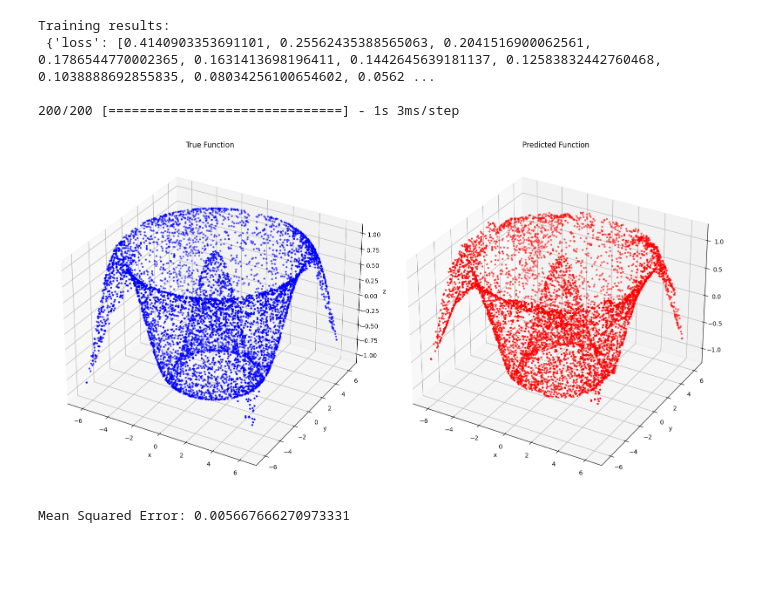
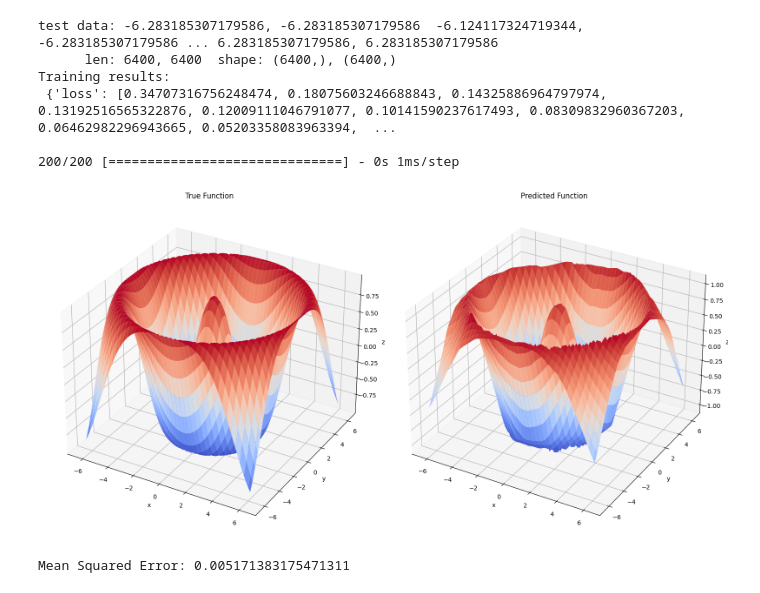
Before and after one commit to anagrd-ai/neural-net-function-solver, a Jupyter notebook: NN_Function_Solver.ipynb, the cells around one changed output. Cells and saved outputs as stored; diff of their text form; code cells hidden in the pictures; blank space fills up the shorter version.

```diff
--- a/NN_Function_Solver.ipynb
+++ b/NN_Function_Solver.ipynb
@@ -4,14 +4,22 @@
 import numpy as np
 import tensorflow as tf
 import matplotlib.pyplot as plt
+from matplotlib import cm
 import math
-from pprint import pprint
 
-# Generate input (x,y) training data
-def generate_xy_data(num_points: int, bounds: float):
+# Generate input (x,y) training data randomly distributed over the 2D space
+def generate_xy_random(num_points: int, bounds: float):
     x = np.random.uniform(-bounds, bounds, num_points)
     y = np.random.uniform(-bounds, bounds, num_points)
     return x, y
+
+# Generate evenly spaced x and y coordinates
+def generate_xy_even(
+    rows: int, cols: int, xlo: float, ylo: float, xhi: float, yhi: float):
+    x = np.linspace(xlo, xhi, num=cols, endpoint=True)
+    y = np.linspace(ylo, yhi, num=rows, endpoint=True)
+    xx, yy = np.meshgrid(x, y)
+    return xx.ravel(), yy.ravel()  # same as xx.reshape(-1)
 
 # Generate output (z) training data
 def generate_z_data(x, y):
@@ -47,26 +55,35 @@ def create_model(
 Train the model
 We reserve 20% of the data for validation.
 '''
-def train_model(model, x_train, y_train, z_train, epochs=14):
+def train_model(
+    model, xy_train, z_train, xy_val, z_val, epochs=14):
     history = model.fit(
-        np.column_stack((x_train, y_train)),
+        xy_train,
         z_train,
         epochs=epochs,
-        validation_split=0.2,
+        # validation_split = 0.2,  # we provide validation data instead
+        validation_data = (xy_val, z_val),
         verbose=0
     )
     return history
 
 # Plot the results
-def plot_results(x_test, y_test, z_test, z_pred):
+def plot_results(x_test, y_test, z_test, z_pred, rows, cols):
     fig = plt.figure(figsize=(16, 8))
 
+    xx = x_test.reshape((rows, cols))
+    yy = y_test.reshape((rows, cols))
+    zz_test = z_test.reshape((rows, cols))
+    zz_pred = z_pred.reshape((rows, cols))
+
     ax1 = fig.add_subplot(121, projection='3d')
-    ax1.scatter(x_test, y_test, z_test, c='b', marker=".", label='True')
+    # ax1.scatter(x_test, y_test, z_test, c='b', marker=".", label='True')
+    ax1.plot_surface(xx, yy, zz_test, cmap=cm.coolwarm, linewidth=0,)
     ax1.set_title('True Function')
 
     ax2 = fig.add_subplot(122, projection='3d')
-    ax2.scatter(x_test, y_test, z_pred, c='r', marker=".", label='Predicted')
+    # ax2.scatter(x_test, y_test, z_pred, c='r', marker=".", label='Predicted')
+    ax2.plot_surface(xx, yy, zz_pred, cmap=cm.coolwarm, linewidth=0,)
     ax2.set_title('Predicted Function')
 
     for ax in [ax1, ax2]:
@@ -76,38 +93,53 @@ def plot_results(x_test, y_test, z_test, z_pred):
 
     plt.tight_layout()
     plt.show()
 
 # Main function
 def main():
+    bound = math.pi * 2.0
+    rows_test = 80
+    cols_test = 80
     # Generate data
-    x_train, y_train = generate_xy_data(14400, math.pi * 2.0)
-    x_test, y_test = generate_xy_data(6400, math.pi * 2.0)
+    x_train, y_train = generate_xy_random(10000, bound)
+    x_val, y_val = generate_xy_random(400, bound)
+    # x_test, y_test = generate_xy_random(rows_test * cols_test, bound)
+
+    # x_train, y_train = generate_xy_even(120, 120, -bound, -bound, bound, bound)
+    x_test, y_test = generate_xy_even(rows_test, cols_test, -bound, -bound, bound, bound)
+
+    print(f"test data: {x_test[0]}, {y_test[0]}  {x_test[1]}, {y_test[1]} ... {x_test[-1]}, {y_test[-1]}")
+    print(f"      len: {len(x_test)}, {len(y_test)}  shape: {x_test.shape}, {y_test.shape}")
 
     z_train = generate_z_data(x_train, y_train)
     z_test = generate_z_data(x_test, y_test)
+    z_val = generate_z_data(x_val, y_val)
 
     # Create and train the model
     model = create_model()
-    history = train_model(model, x_train, y_train, z_train)
+    xy_train = np.column_stack((x_train, y_train))
+    xy_val = np.column_stack((x_val, y_val))
+    history = train_model(model, xy_train, z_train, xy_val, z_val)
 
     print("Training results:\n", history.history, "\n")
 
     # Make predictions
     z_pred = model.predict(np.column_stack((x_test, y_test))).flatten()
 
     # Plot the results
-    plot_results(x_test, y_test, z_test, z_pred)
+    plot_results(x_test, y_test, z_test, z_pred, rows_test, cols_test)
 
     # Print the mean squared error
     mse = np.mean((z_test - z_pred)**2)
     print(f"Mean Squared Error: {mse}")
 
 if __name__ == "__main__":
     main()
 # %% [output]
+test data: -6.283185307179586, -6.283185307179586  -6.124117324719344, -6.283185307179586 ... 6.283185307179586, 6.283185307179586
+      len: 6400, 6400  shape: (6400,), (6400,)
 Training results:
- {'loss': [0.4140903353691101, 0.25562435388565063, 0.2041516900062561, 0.1786544770002365, 0.1631413698196411, 0.1442645639181137, 0.12583832442760468, 0.1038888692855835, 0.08034256100654602, 0.0562 ...
+ {'loss': [0.34707316756248474, 0.18075603246688843, 0.14325886964797974, 0.13192516565322876, 0.12009111046791077, 0.10141590237617493, 0.08309832960367203, 0.06462982296943665, 0.05203358083963394,  ...
 
-200/200 [==============================] - 1s 3ms/step
+200/200 [==============================] - 0s 1ms/step
-[figure, old version]
+[figure, new version]
-Mean Squared Error: 0.005667666270973331
+Mean Squared Error: 0.005171383175471311
```
